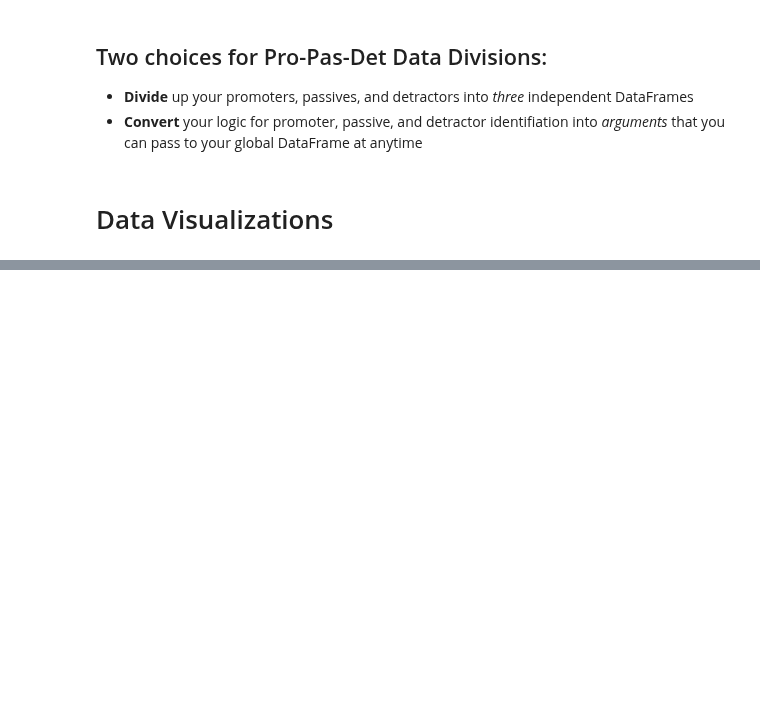
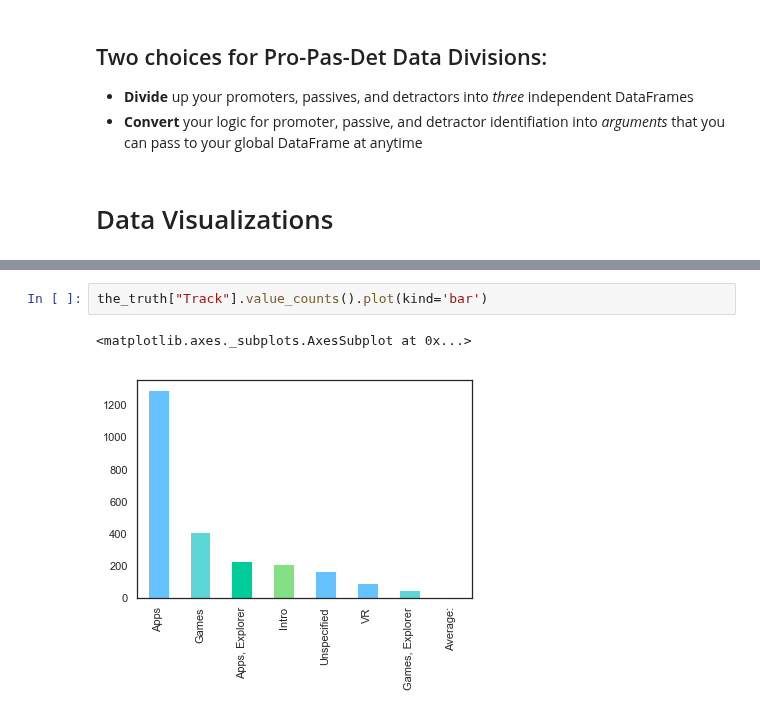
Before and after one commit to natepill/DS1.1, a Jupyter notebook: NPS/MS-Summer-Acadmey-2017.ipynb, the cells around one changed output, grey strips where cells are left out. Saved outputs shown, nothing was run; the diff lists cells and outputs as text; blank space fills up the shorter version.

```diff
--- a/NPS/MS-Summer-Acadmey-2017.ipynb
+++ b/NPS/MS-Summer-Acadmey-2017.ipynb
@@ -715,0 +738,5 @@ df_detractors = the_truth.loc[(the_truth['Rating (Num)'] < 7) & (the_truth['Week
+# %%
+the_truth["Track"].value_counts().plot(kind='bar')
+# %% [output]
+<matplotlib.axes._subplots.AxesSubplot at 0x...>
+[figure, added]
```
Also changed, not shown: parts of 14 cells of this notebook, 2 other files.
